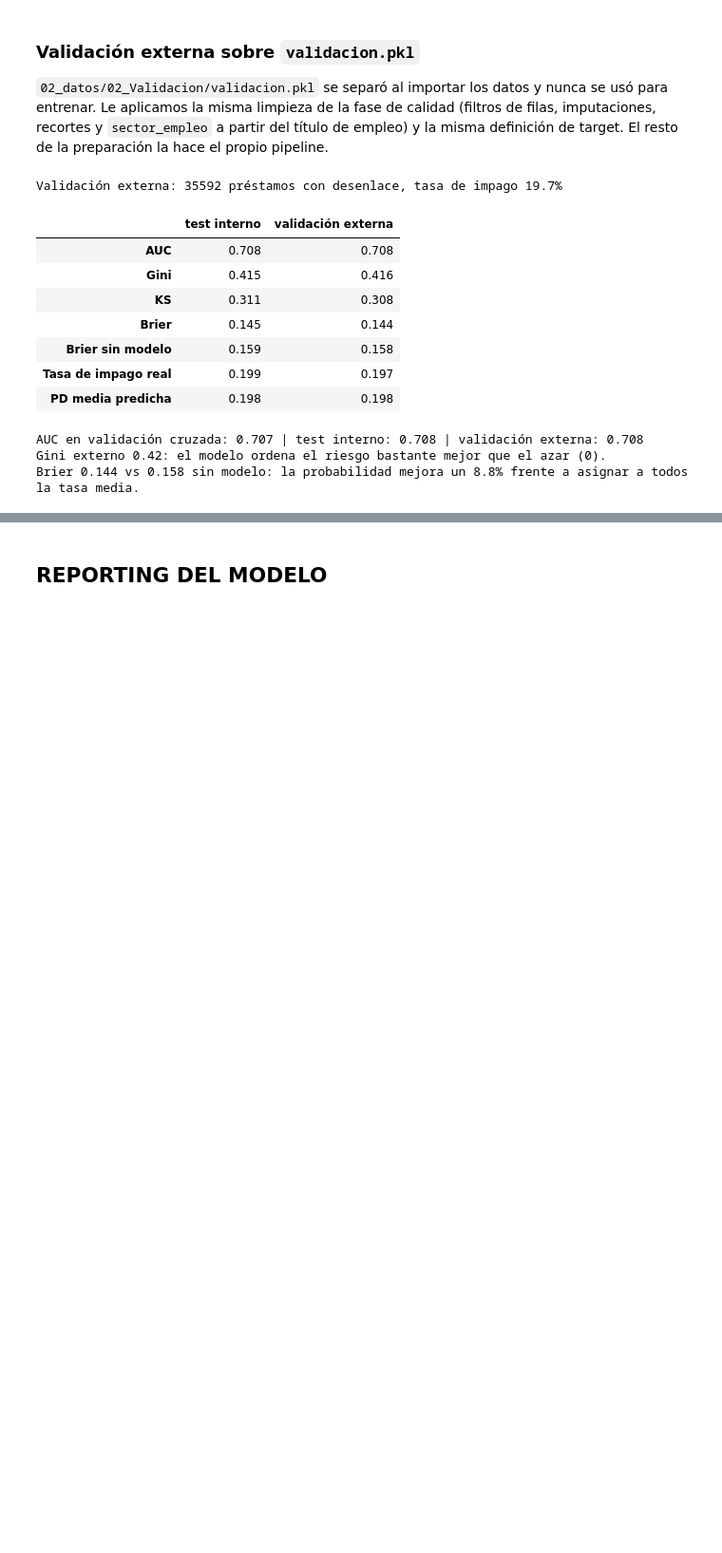
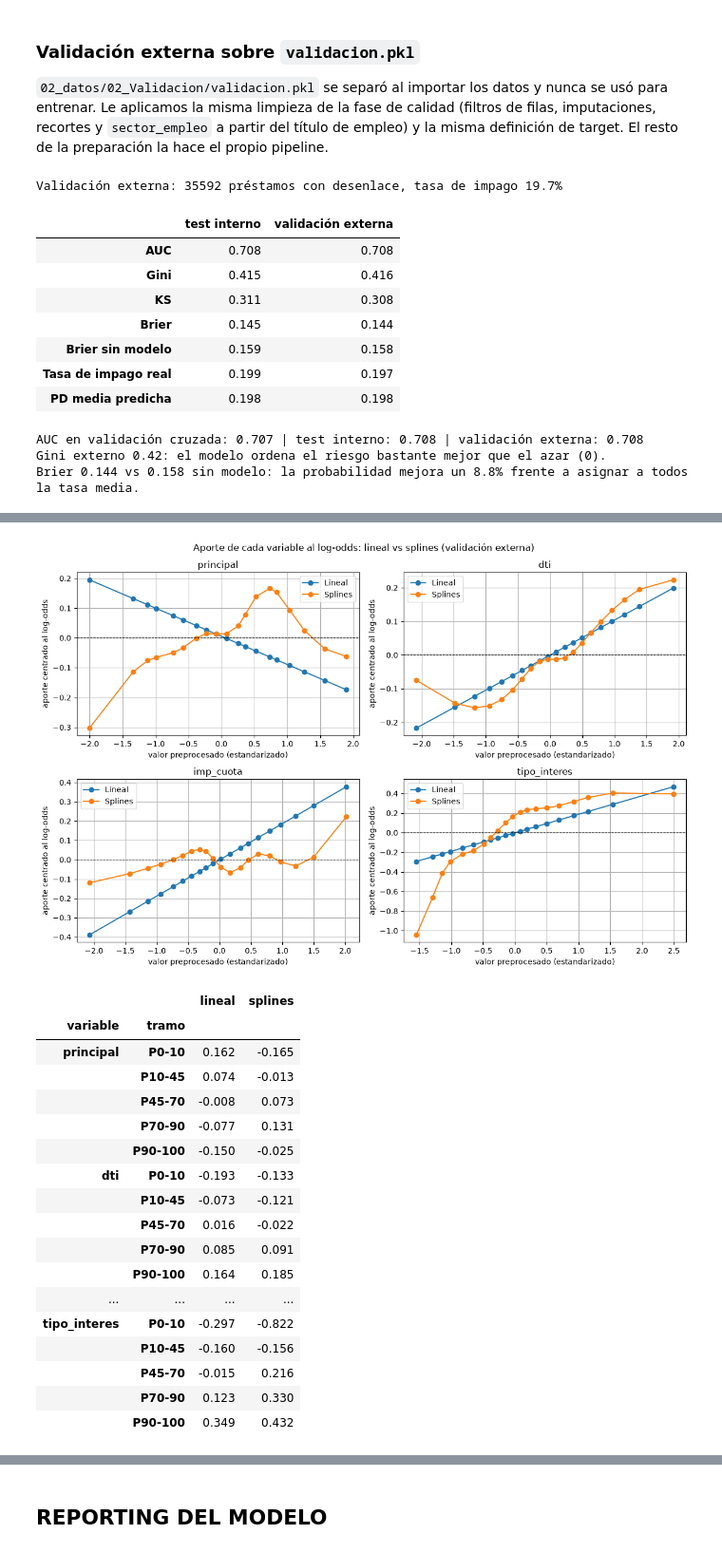
Before and after one commit to agus-chaud/scoring-crediticio, a Jupyter notebook: Notebooks/05_Modelizacion Clasificacion PD.ipynb, the cells around one changed output, grey strips where cells are left out. Shown at 95% size. Drawn from its saved outputs; the diff is of its cells as text; code cells hidden in the pictures; blank space fills up the shorter version.

```diff
--- a/Notebooks/05_Modelizacion Clasificacion PD.ipynb
+++ b/Notebooks/05_Modelizacion Clasificacion PD.ipynb
@@ -316,0 +619,76 @@ Brier 0.144 vs 0.158 sin modelo: la probabilidad mejora un 8.8% frente a asignar
+# %%
+X_pre_val = modelo_splines.named_steps['preprocesador'].transform(val_x)
+X_spl_val = modelo_splines.named_steps['splines'].transform(X_pre_val)
+coef_splines = pd.Series(modelo_splines.named_steps['algoritmo'].coef_[0], index=X_spl_val.columns)
+algoritmo_lineal = modelo.named_steps['algoritmo']
+coef_lineal = pd.Series(algoritmo_lineal.coef_[0], index=algoritmo_lineal.feature_names_in_)
+
+CORTES_TRAMOS = [0, 0.10, 0.45, 0.70, 0.90, 1]
+
+
+def contribuciones(variable):
+    """Valor de la variable y su aporte al log-odds en cada modelo, para cada cliente de la validación externa."""
+    valores = X_pre_val[variable].to_numpy()
+    columnas_base = [c for c in X_spl_val.columns if c.startswith(variable + '_sp_')]
+    aporte_splines = (X_spl_val[columnas_base] * coef_splines[columnas_base]).sum(axis=1).to_numpy()
+    aporte_lineal = coef_lineal[variable] * valores
+    return valores, aporte_lineal, aporte_splines
+
+
+def curva_centrada(valores, aporte, n_tramos=20):
+    """Promedio del aporte por tramo de igual tamaño de la variable, centrado en su media."""
+    tramos = pd.qcut(valores, n_tramos, duplicates='drop')
+    medias = pd.DataFrame({'x': valores, 'aporte': aporte}).groupby(tramos, observed=True).mean()
+    return medias['x'].to_numpy(), (medias['aporte'] - medias['aporte'].mean()).to_numpy()
+
+
+def aporte_por_tramos(valores, aporte):
+    """Aporte medio en los 5 tramos de CORTES_TRAMOS, centrado en la media de los 5 tramos."""
+    limites = np.quantile(valores, CORTES_TRAMOS)
+    medias = np.array([aporte[(valores >= limites[i]) & (valores <= limites[i + 1])].mean() for i in range(5)])
+    return medias - medias.mean()
+
+
+fig, ejes = plt.subplots(2, 2, figsize=(12, 8))
+filas_tramos = []
+for eje, variable in zip(ejes.ravel(), COLUMNAS_SPLINE):
+    valores, aporte_lineal, aporte_splines = contribuciones(variable)
+    eje.plot(*curva_centrada(valores, aporte_lineal), marker='o', label='Lineal')
+    eje.plot(*curva_centrada(valores, aporte_splines), marker='o', label='Splines')
+    eje.axhline(0, color='black', linestyle='--', linewidth=0.8)
+    eje.set_title(variable.split('__')[1])
+    eje.set_xlabel('valor preprocesado (estandarizado)')
+    eje.set_ylabel('aporte centrado al log-odds')
+    eje.legend()
+    eje.grid()
+    tramos_lineal = aporte_por_tramos(valores, aporte_lineal)
+    tramos_splines = aporte_por_tramos(valores, aporte_splines)
+    for i, etiqueta in enumerate(['P0-10', 'P10-45', 'P45-70', 'P70-90', 'P90-100']):
+        filas_tramos.append({'variable': variable.split('__')[1], 'tramo': etiqueta,
+                             'lineal': tramos_lineal[i], 'splines': tramos_splines[i]})
+fig.suptitle('Aporte de cada variable al log-odds: lineal vs splines (validación externa)')
+plt.tight_layout()
+plt.show()
+
+with pd.option_context('display.float_format', '{:.3f}'.format):
+    display(pd.DataFrame(filas_tramos).set_index(['variable', 'tramo']))
+# %% [output]
+[figure, added]
+|  |  | lineal | splines |
+| variable | tramo |  |  |
+| principal | P0-10 | 0.162 | -0.165 |
+|  | P10-45 | 0.074 | -0.013 |
+|  | P45-70 | -0.008 | 0.073 |
+|  | P70-90 | -0.077 | 0.131 |
+|  | P90-100 | -0.150 | -0.025 |
+| dti | P0-10 | -0.193 | -0.133 |
+|  | P10-45 | -0.073 | -0.121 |
+|  | P45-70 | 0.016 | -0.022 |
+|  | P70-90 | 0.085 | 0.091 |
+|  | P90-100 | 0.164 | 0.185 |
+| ... | ... | ... | ... |
+| tipo_interes | P0-10 | -0.297 | -0.822 |
+|  | P10-45 | -0.160 | -0.156 |
+|  | P45-70 | -0.015 | 0.216 |
+|  | P70-90 | 0.123 | 0.330 |
+|  | P90-100 | 0.349 | 0.432 |
```
Also changed, not shown: parts of 23 cells of this notebook.
